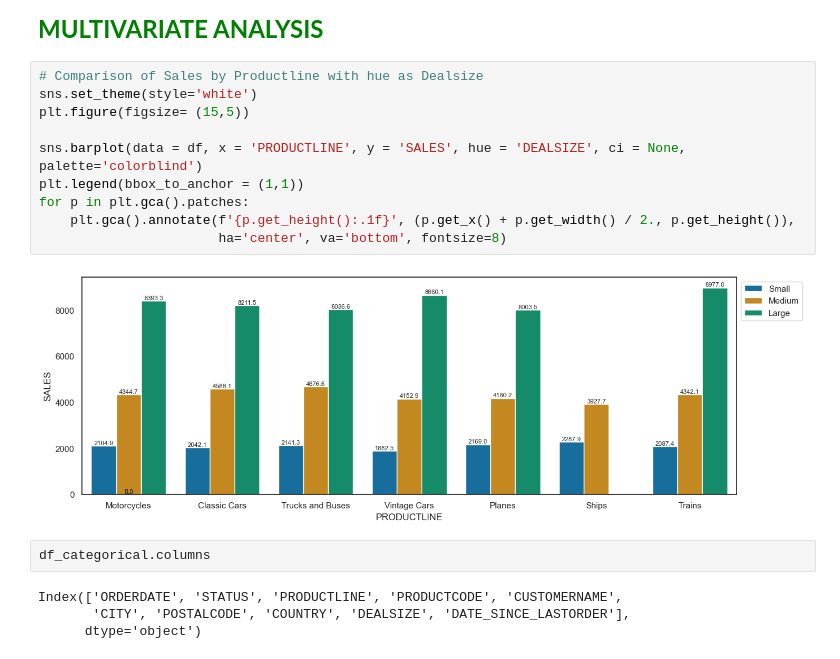
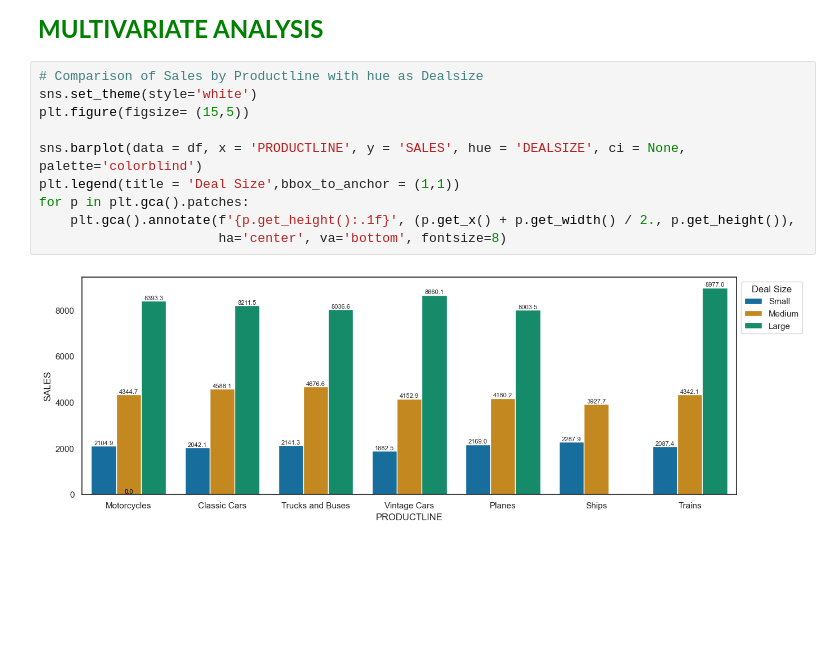
Before and after one commit to DataNerdss/Automobile_Sales_Analysis_Project, a Jupyter notebook: car_sales_analysis.ipynb, the cells around one changed output. Cells and saved outputs as stored; diff of their text form; blank space fills up the shorter version.

```diff
--- a/car_sales_analysis.ipynb
+++ b/car_sales_analysis.ipynb
@@ -435,18 +434,12 @@ Text(0.0, 1.0, 'Weekly Sales')
 # %%
 # Comparison of Sales by Productline with hue as Dealsize
 sns.set_theme(style='white')
 plt.figure(figsize= (15,5))
 
 sns.barplot(data = df, x = 'PRODUCTLINE', y = 'SALES', hue = 'DEALSIZE', ci = None, palette='colorblind')
-plt.legend(bbox_to_anchor = (1,1))
+plt.legend(title = 'Deal Size',bbox_to_anchor = (1,1))
 for p in plt.gca().patches:
     plt.gca().annotate(f'{p.get_height():.1f}', (p.get_x() + p.get_width() / 2., p.get_height()),
                        ha='center', va='bottom', fontsize=8)
 # %% [output]
-[figure, old version]
+[figure, new version]
-# %%
-df_categorical.columns
-# %% [output]
-Index(['ORDERDATE', 'STATUS', 'PRODUCTLINE', 'PRODUCTCODE', 'CUSTOMERNAME',
-       'CITY', 'POSTALCODE', 'COUNTRY', 'DEALSIZE', 'DATE_SINCE_LASTORDER'],
-      dtype='object')
```
Also changed, not shown: parts of 5 cells of this notebook.
